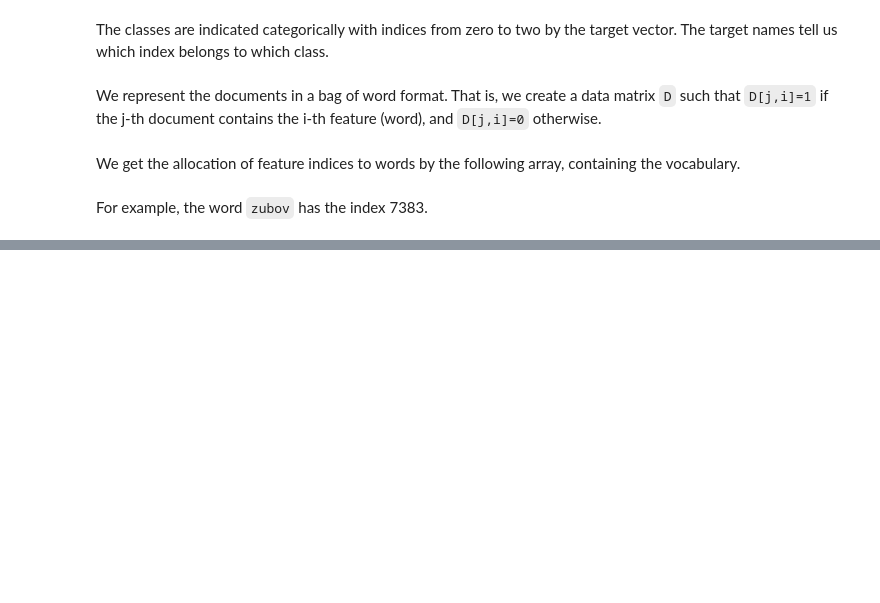
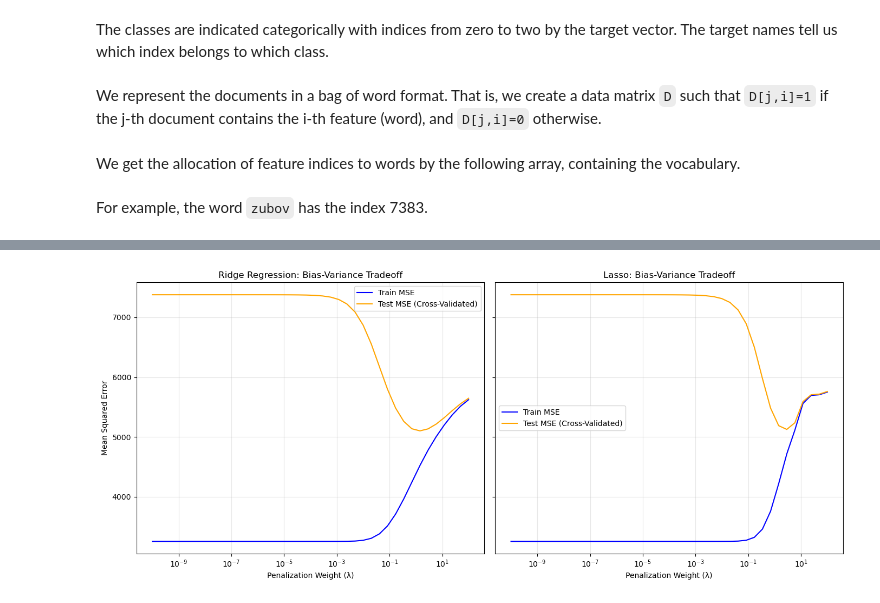
Before and after one commit to VassilisK2001/TU-e_2IRR50_HW1, a Jupyter notebook: HW1_26_setup.ipynb, the cells around one changed output, grey strips where cells are left out. Saved outputs shown, nothing was run; the diff lists cells and outputs as text; code cells hidden in the pictures; blank space fills up the shorter version.

```diff
--- a/HW1_26_setup.ipynb
+++ b/HW1_26_setup.ipynb
@@ -385,0 +498,61 @@ np.where(vectorizer.get_feature_names_out() == 'zubov')[0]
+# %%
+
+kf = KFold(n_splits=5, shuffle=True, random_state=42)
+
+lambdas = np.logspace(-10, 2, num=40)
+
+ridge_train_mse, ridge_test_mse = [], []
+lasso_train_mse, lasso_test_mse = [], []
+
+for lmbda in lambdas:
+    r_train_fold, r_test_fold = [], []
+    l_train_fold, l_test_fold = [], []
+
+    for train_idx, test_idx in kf.split(X):
+        X_train, X_test = X[train_idx], X[test_idx]
+        D_train, D_test = D[train_idx], D[test_idx]
+        y_train, y_test = y[train_idx], y[test_idx]
+
+        # Ridge
+        beta_ridge = fit_ridge(X_train, y_train, lmbda)
+        r_train_fold.append(mean_squared_error(y_train, X_train @ beta_ridge))
+        r_test_fold.append(mean_squared_error(y_test, X_test @ beta_ridge))
+
+        # Lasso
+        lasso = Lasso(alpha=lmbda, fit_intercept=True, max_iter=2000)
+        lasso.fit(D_train, y_train)
+        l_train_fold.append(mean_squared_error(y_train, lasso.predict(D_train)))
+        l_test_fold.append(mean_squared_error(y_test, lasso.predict(D_test)))
+
+    ridge_train_mse.append(np.mean(r_train_fold))
+    ridge_test_mse.append(np.mean(r_test_fold))
+    lasso_train_mse.append(np.mean(l_train_fold))
+    lasso_test_mse.append(np.mean(l_test_fold))
+
+# Pltting results
+fig, (ax1, ax2) = plt.subplots(1, 2, figsize=(14, 6), sharey=True)
+
+# Ridge Plot
+ax1.plot(lambdas, ridge_train_mse, label='Train MSE', color='blue')
+ax1.plot(lambdas, ridge_test_mse, label='Test MSE (Cross-Validated)', color='orange')
+ax1.set_xscale('log')
+ax1.set_xlabel('Penalization Weight (λ)')
+ax1.set_ylabel('Mean Squared Error')
+ax1.set_title('Ridge Regression: Bias-Variance Tradeoff')
+ax1.legend()
+ax1.grid(True, alpha=0.3)
+
+# Lasso Plot
+ax2.plot(lambdas, lasso_train_mse, label='Train MSE', color='blue')
+ax2.plot(lambdas, lasso_test_mse, label='Test MSE (Cross-Validated)', color='orange')
+ax2.set_xscale('log')
+ax2.set_xlabel('Penalization Weight (λ)')
+ax2.set_title('Lasso: Bias-Variance Tradeoff')
+ax2.legend()
+ax2.grid(True, alpha=0.3)
+
+plt.tight_layout()
+plt.savefig("bias_variance_tradeoff_plots.png", dpi=300) # Save for uploading
+plt.show()
+# %% [output]
+[figure, added]
```
Also changed, not shown: parts of 5 cells of this notebook, 2 other files.
